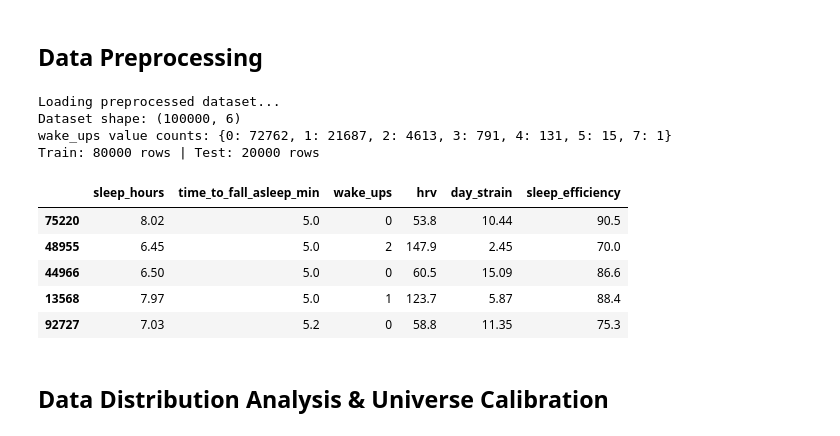
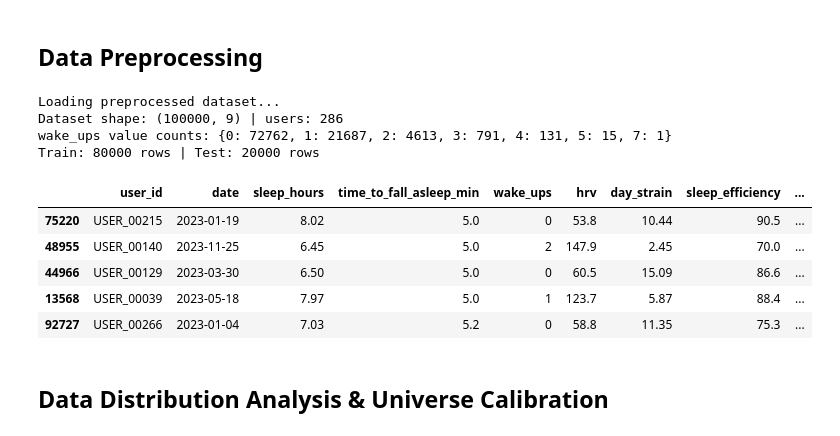
Before and after one commit to amiraaa83/Multi-Domain_Application_of_Mamdani_Fuzzy_Inference_Systems_for_Regression, a Jupyter notebook: notebooks/01_sleep_health.ipynb, the cells around one changed output. Cells and saved outputs as stored; diff of their text form; code cells hidden in the pictures.

```diff
--- a/notebooks/01_sleep_health.ipynb
+++ b/notebooks/01_sleep_health.ipynb
@@ -37,48 +38,60 @@ from evaluation import (evaluate_regression, plot_regression_results, plot_membe
 raw_path = '../data/raw/whoop_fitness_dataset_100k.csv'
 processed_path = '../data/processed/whoop_clean.csv'
 
-input_features = ['sleep_hours', 'time_to_fall_asleep_min', 'wake_ups']
+night_features = ['sleep_hours', 'time_to_fall_asleep_min', 'wake_ups']
+input_features = night_features + ['personal_baseline']
 target = 'sleep_efficiency'
 # hrv / day_strain are kept only to reproduce the previous FIS as a baseline
 baseline_features = ['hrv', 'day_strain']
-selected_cols = input_features + baseline_features + [target]
+raw_cols = ['user_id', 'date'] + night_features + baseline_features + [target]
+selected_cols = raw_cols + ['personal_baseline']
 
 # Rebuild the cached file if it is missing or was saved with other columns
 cache_ok = os.path.exists(processed_path) and list(pd.read_csv(processed_path, nrows=0).columns) == selected_cols
 if not cache_ok:
     print("Loading raw data and applying general preprocessing...")
     df_raw = pd.read_csv(raw_path)
-    df_subset = df_raw[selected_cols].copy()
-    df_clean = clean_missing_values(df_subset, subset_columns=selected_cols)
+    df_subset = df_raw[raw_cols].copy()
+    df_clean = clean_missing_values(df_subset, subset_columns=raw_cols)
+
+    # Personal baseline: the user's mean sleep efficiency over their PREVIOUS nights.
+    # shift() excludes the current night, so the feature never sees the value being predicted.
+    df_clean['date'] = pd.to_datetime(df_clean['date'])
+    df_clean = df_clean.sort_values(['user_id', 'date']).reset_index(drop=True)
+    df_clean['personal_baseline'] = (
+        df_clean.groupby('user_id')[target]
+        .transform(lambda s: s.shift().expanding().mean())
+        .fillna(df_clean[target].mean())  # first night of a user: population mean
+    )
     os.makedirs(os.path.dirname(processed_path), exist_ok=True)
     df_clean.to_csv(processed_path, index=False)
     print(f"Clean dataset saved to: {processed_path}")
 else:
     print("Loading preprocessed dataset...")
     df_clean = pd.read_csv(processed_path)
 
-print(f"Dataset shape: {df_clean.shape}")
+print(f"Dataset shape: {df_clean.shape} | users: {df_clean['user_id'].nunique()}")
 print('wake_ups value counts:', df_clean['wake_ups'].value_counts().sort_index().to_dict())
 
 # Input conditioning: 3+ wake-ups are ~1% of nights and all mean "many",
 # so wake_ups is clipped to [0, 2] to keep the universe focused on the data.
 df_clean['wake_ups'] = df_clean['wake_ups'].clip(0, 2)
 
 # Hold-out split: everything (universes, rule consequents) is calibrated on train only
 df_train, df_test = train_test_split(df_clean, test_size=0.2, random_state=42)
 print(f"Train: {len(df_train)} rows | Test: {len(df_test)} rows")
 df_train.head()
 # %% [output]
 Loading preprocessed dataset...
-Dataset shape: (100000, 6)
+Dataset shape: (100000, 9) | users: 286
 wake_ups value counts: {0: 72762, 1: 21687, 2: 4613, 3: 791, 4: 131, 5: 15, 7: 1}
 Train: 80000 rows | Test: 20000 rows
-|  | sleep_hours | time_to_fall_asleep_min | wake_ups | hrv | day_strain | sleep_efficiency |
-| 75220 | 8.02 | 5.0 | 0 | 53.8 | 10.44 | 90.5 |
-| 48955 | 6.45 | 5.0 | 2 | 147.9 | 2.45 | 70.0 |
-| 44966 | 6.50 | 5.0 | 0 | 60.5 | 15.09 | 86.6 |
-| 13568 | 7.97 | 5.0 | 1 | 123.7 | 5.87 | 88.4 |
-| 92727 | 7.03 | 5.2 | 0 | 58.8 | 11.35 | 75.3 |
+|  | user_id | date | sleep_hours | time_to_fall_asleep_min | wake_ups | hrv | day_strain | sleep_efficiency | ... |
+| 75220 | USER_00215 | 2023-01-19 | 8.02 | 5.0 | 0 | 53.8 | 10.44 | 90.5 | ... |
+| 48955 | USER_00140 | 2023-11-25 | 6.45 | 5.0 | 2 | 147.9 | 2.45 | 70.0 | ... |
+| 44966 | USER_00129 | 2023-03-30 | 6.50 | 5.0 | 0 | 60.5 | 15.09 | 86.6 | ... |
+| 13568 | USER_00039 | 2023-05-18 | 7.97 | 5.0 | 1 | 123.7 | 5.87 | 88.4 | ... |
+| 92727 | USER_00266 | 2023-01-04 | 7.03 | 5.2 | 0 | 58.8 | 11.35 | 75.3 | ... |
 # %% [markdown]
 ## Data Distribution Analysis & Universe Calibration
 # %%
```
Also changed, not shown: parts of 15 cells of this notebook, 1 other file.
